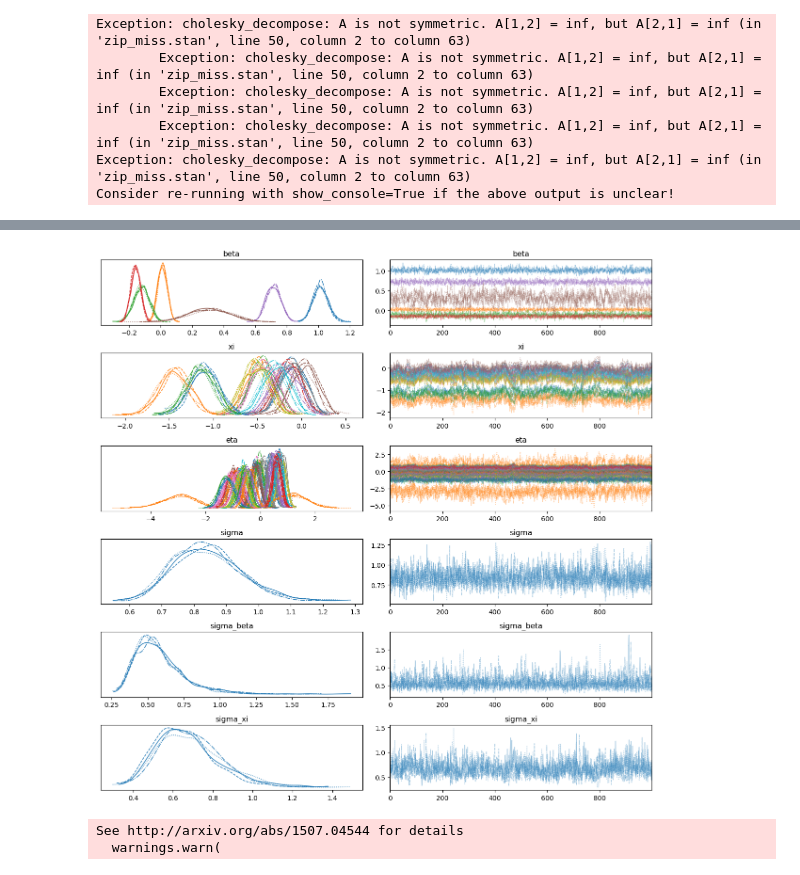
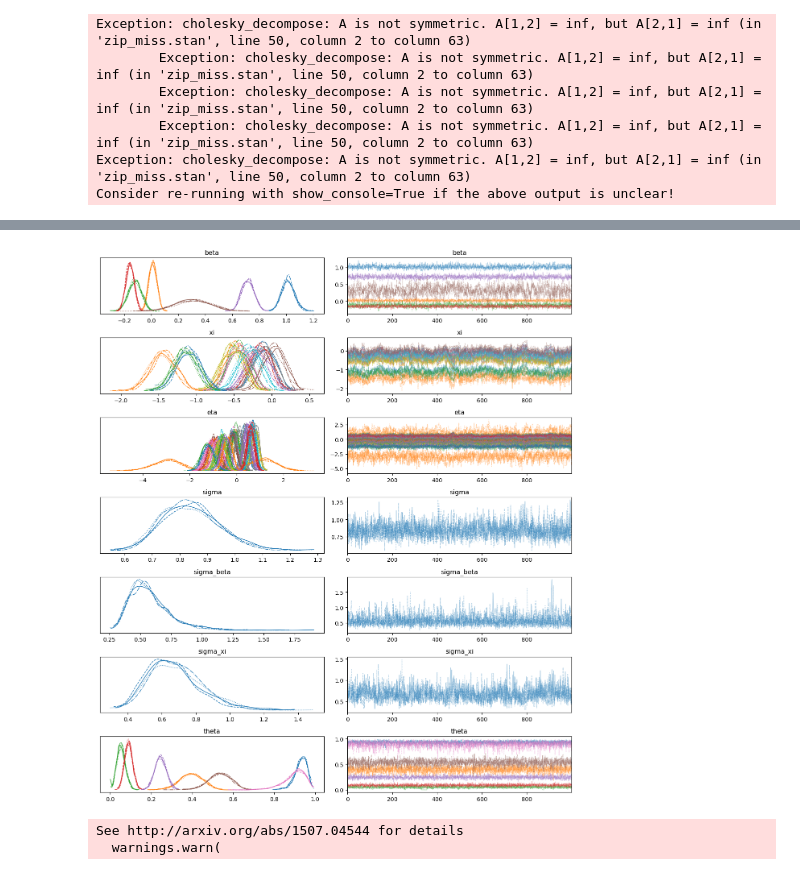
Before and after one commit to venanzjones/Bayesian_Project, a Jupyter notebook: main/Modello/Final_Models.ipynb, the cells around one changed output, grey strips where cells are left out. Cells and saved outputs as stored; diff of their text form; code cells hidden in the pictures.

```diff
--- a/main/Modello/Final_Models.ipynb
+++ b/main/Modello/Final_Models.ipynb
@@ -117,9 +112,9 @@ Inference data with groups:
 # %%
-az.plot_trace(post_pred.posterior_az, var_names = ['beta', 'xi', 'eta', 'sigma', 'sigma_beta', 'sigma_xi'])
+az.plot_trace(post_pred.posterior_az, var_names = ['beta', 'xi', 'eta', 'sigma', 'sigma_beta', 'sigma_xi','theta'])
 plt.tight_layout()
 plt.show()
 # %% [output]
-[figure, old version]
+[figure, new version]
 # %%
 waic_out = az.waic(post_pred.posterior_az, var_name='log_lik')
 loo_out = az.loo(post_pred.posterior_az, var_name='log_lik')
```
Also changed, not shown: parts of 9 cells of this notebook, 5 other files.
